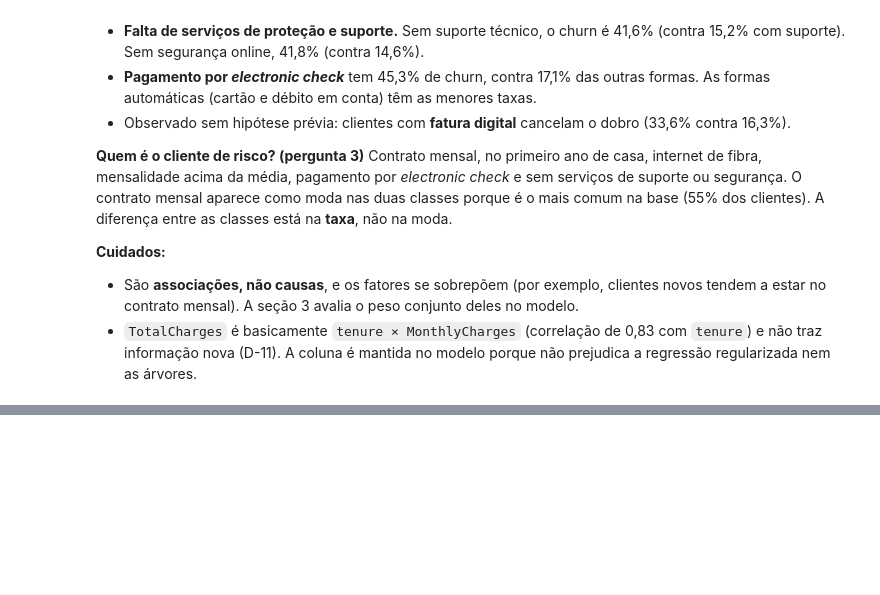
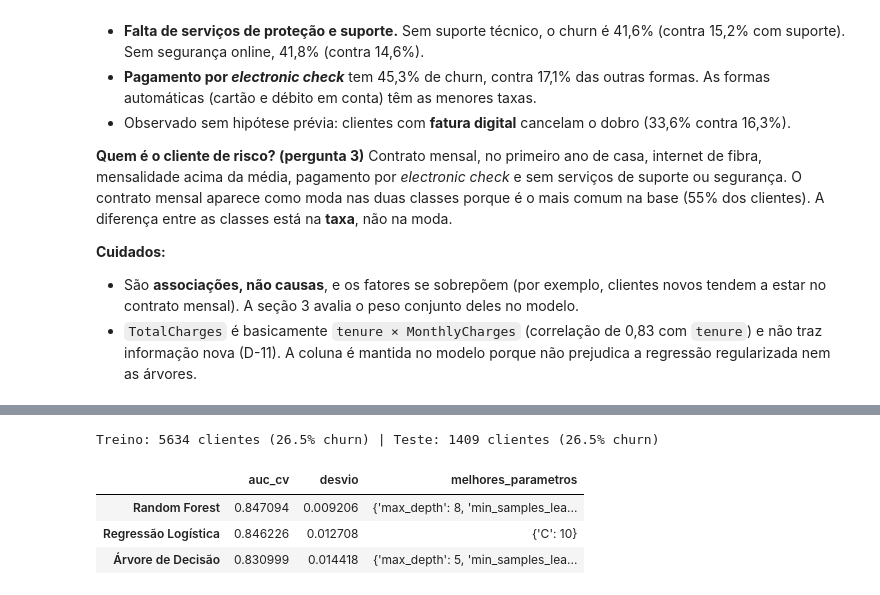
Before and after one commit to FranciscoGSilverio/C318_ML, a Jupyter notebook: churn.ipynb, the cells around one changed output, grey strips where cells are left out. Cells and saved outputs as stored; diff of their text form; code cells hidden in the pictures; blank space fills up the shorter version.

Commit message:
feat(T04): adiciona treino e comparação dos 3 modelos com validação cruzada

```diff
--- a/churn.ipynb
+++ b/churn.ipynb
@@ -149,0 +168,43 @@ Contrato mensal, no primeiro ano de casa, internet de fibra, mensalidade acima d
+# %%
+X, y = df.drop(columns='Churn'), df['Churn']
+X_train, X_test, y_train, y_test = train_test_split(
+    X, y, test_size=0.2, stratify=y, random_state=RANDOM_STATE)
+
+num = ['tenure', 'MonthlyCharges', 'TotalCharges']
+cat = [c for c in X.columns if c not in num]
+pre = ColumnTransformer([('cat', OneHotEncoder(handle_unknown='ignore'), cat),
+                         ('num', StandardScaler(), num)])
+
+print(f'Treino: {len(X_train)} clientes ({y_train.mean():.1%} churn) | '
+      f'Teste: {len(X_test)} clientes ({y_test.mean():.1%} churn)')
+# %% [output]
+Treino: 5634 clientes (26.5% churn) | Teste: 1409 clientes (26.5% churn)
+# %%
+modelos = {
+    'Regressão Logística': (LogisticRegression(class_weight='balanced', max_iter=1000),
+                            {'clf__C': [0.01, 0.1, 1, 10]}),
+    'Árvore de Decisão':   (DecisionTreeClassifier(class_weight='balanced', random_state=RANDOM_STATE),
+                            {'clf__max_depth': [3, 5, 8], 'clf__min_samples_leaf': [1, 20, 50]}),
+    'Random Forest':       (RandomForestClassifier(n_estimators=300, class_weight='balanced',
+                                                   n_jobs=-1, random_state=RANDOM_STATE),
+                            {'clf__max_depth': [None, 8, 12], 'clf__min_samples_leaf': [1, 5]}),
+}
+cv = StratifiedKFold(5, shuffle=True, random_state=RANDOM_STATE)
+
+buscas = {}
+for nome, (clf, grade) in modelos.items():
+    busca = GridSearchCV(Pipeline([('pre', pre), ('clf', clf)]), grade,
+                         cv=cv, scoring='roc_auc', n_jobs=-1)
+    buscas[nome] = busca.fit(X_train, y_train)
+
+comparacao = pd.DataFrame({
+    nome: {'auc_cv': b.best_score_,
+           'desvio': b.cv_results_['std_test_score'][b.best_index_],
+           'melhores_parametros': {k.replace('clf__', ''): v for k, v in b.best_params_.items()}}
+    for nome, b in buscas.items()}).T.sort_values('auc_cv', ascending=False)
+comparacao
+# %% [output]
+|  | auc_cv | desvio | melhores_parametros |
+| Random Forest | 0.847094 | 0.009206 | {'max_depth': 8, 'min_samples_lea... |
+| Regressão Logística | 0.846226 | 0.012708 | {'C': 10} |
+| Árvore de Decisão | 0.830999 | 0.014418 | {'max_depth': 5, 'min_samples_lea... |
```
Also changed, not shown: parts of 2 cells of this notebook.
